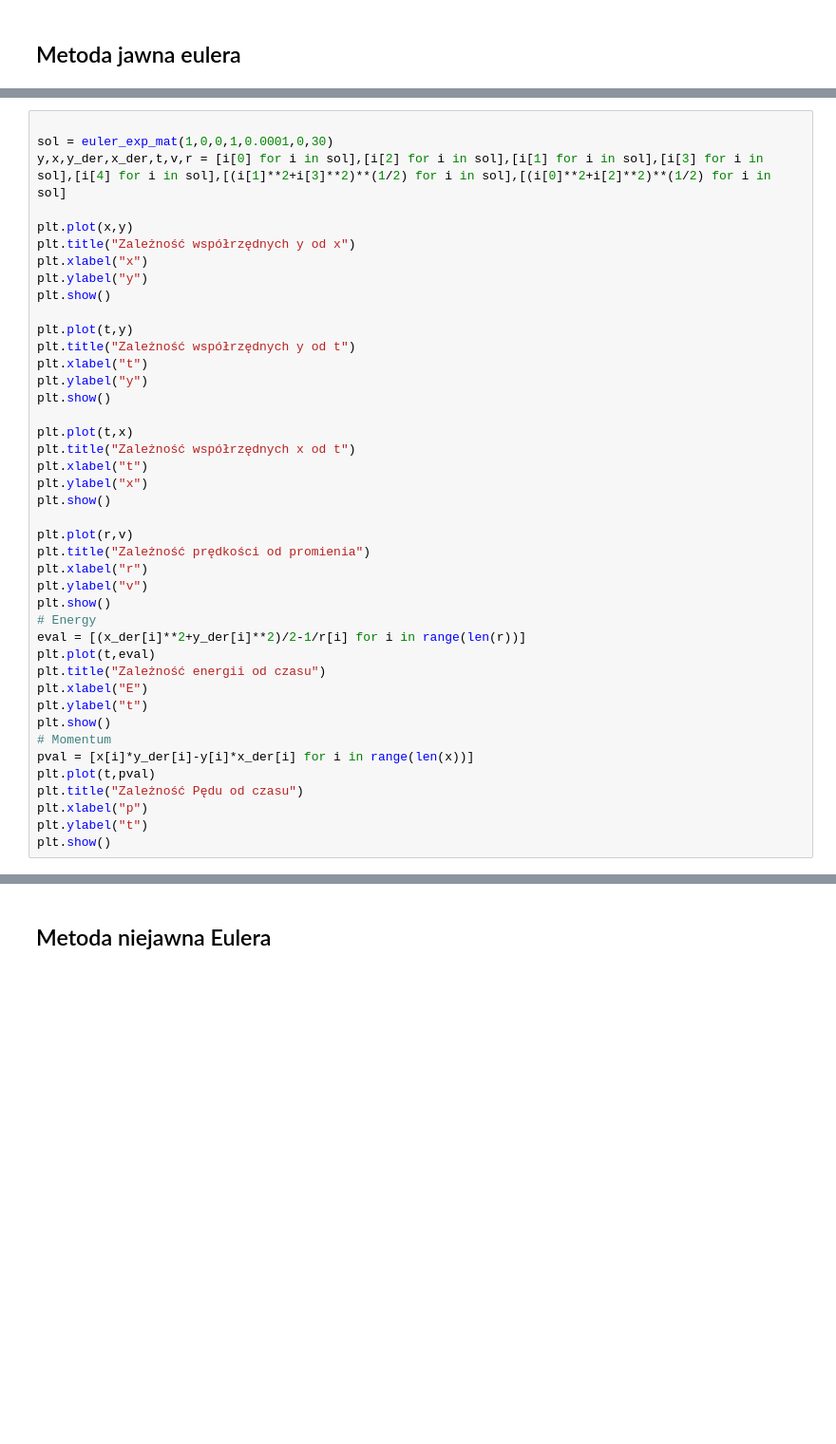
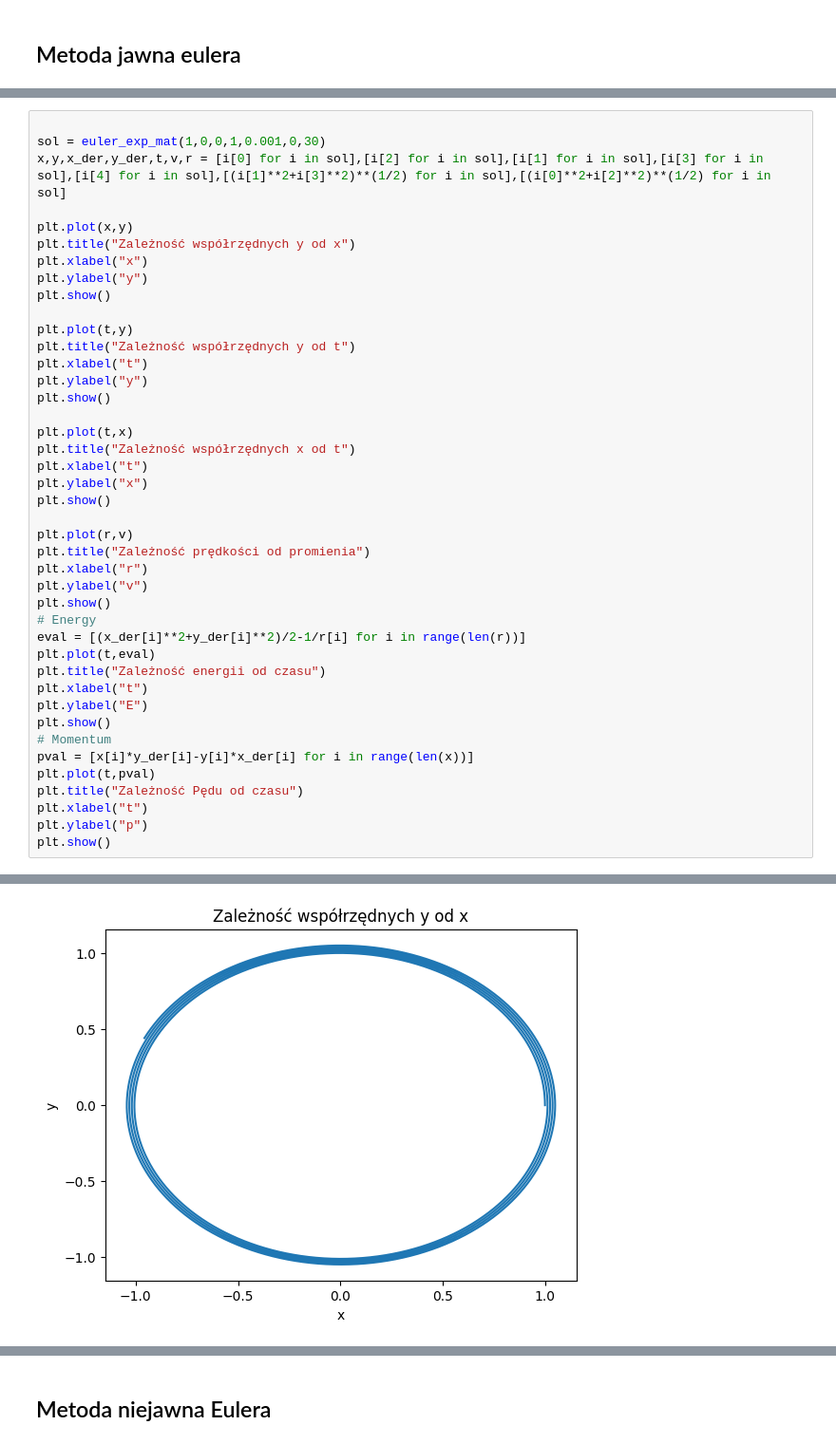
Before and after one commit to kpiotr6/MOWNIT, a Jupyter notebook: L9/txt.ipynb, the cells around one changed output, grey strips where cells are left out. Shown at 95% size. Drawn from its saved outputs; the diff is of its cells as text; blank space fills up the shorter version.

Commit message:
fixed charts

```diff
--- a/L9/txt.ipynb
+++ b/L9/txt.ipynb
@@ -201,7 +199,7 @@ Error:
 # %%
 
-sol = euler_exp_mat(1,0,0,1,0.0001,0,30)
-y,x,y_der,x_der,t,v,r = [i[0] for i in sol],[i[2] for i in sol],[i[1] for i in sol],[i[3] for i in sol],[i[4] for i in sol],[(i[1]**2+i[3]**2)**(1/2) for i in sol],[(i[0]**2+i[2]**2)**(1/2) for i in sol]
+sol = euler_exp_mat(1,0,0,1,0.001,0,30)
+x,y,x_der,y_der,t,v,r = [i[0] for i in sol],[i[2] for i in sol],[i[1] for i in sol],[i[3] for i in sol],[i[4] for i in sol],[(i[1]**2+i[3]**2)**(1/2) for i in sol],[(i[0]**2+i[2]**2)**(1/2) for i in sol]
 
 plt.plot(x,y)
 plt.title("Zależność współrzędnych y od x")
@@ -230,14 +228,14 @@ plt.show()
 eval = [(x_der[i]**2+y_der[i]**2)/2-1/r[i] for i in range(len(r))]
 plt.plot(t,eval)
 plt.title("Zależność energii od czasu")
-plt.xlabel("E")
-plt.ylabel("t")
+plt.xlabel("t")
+plt.ylabel("E")
 plt.show()
 # Momentum
 pval = [x[i]*y_der[i]-y[i]*x_der[i] for i in range(len(x))]
 plt.plot(t,pval)
 plt.title("Zależność Pędu od czasu")
-plt.xlabel("p")
-plt.ylabel("t")
+plt.xlabel("t")
+plt.ylabel("p")
 plt.show()
 # %% [output]
@@ -244,0 +242 @@ Error:
+[figure, added]
```
Also changed, not shown: parts of 11 cells of this notebook.
